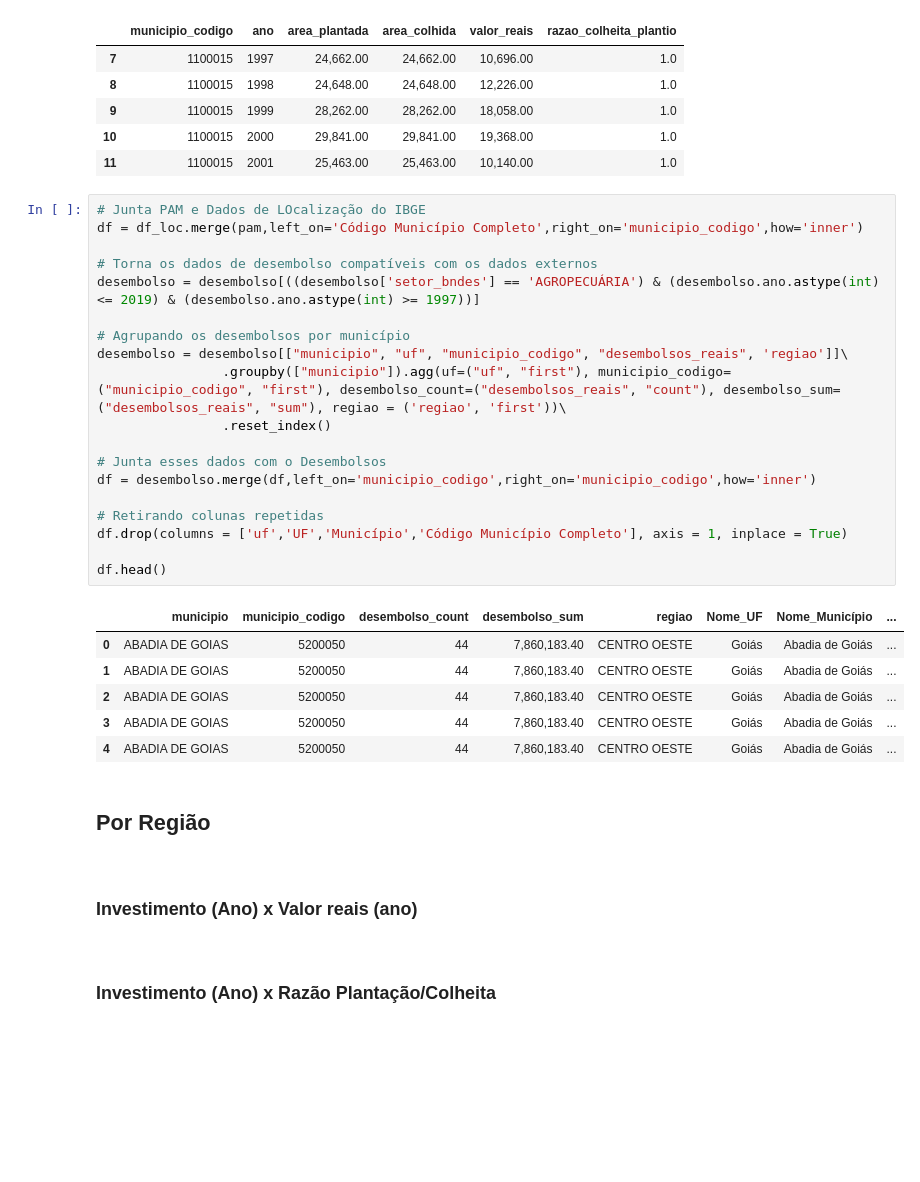
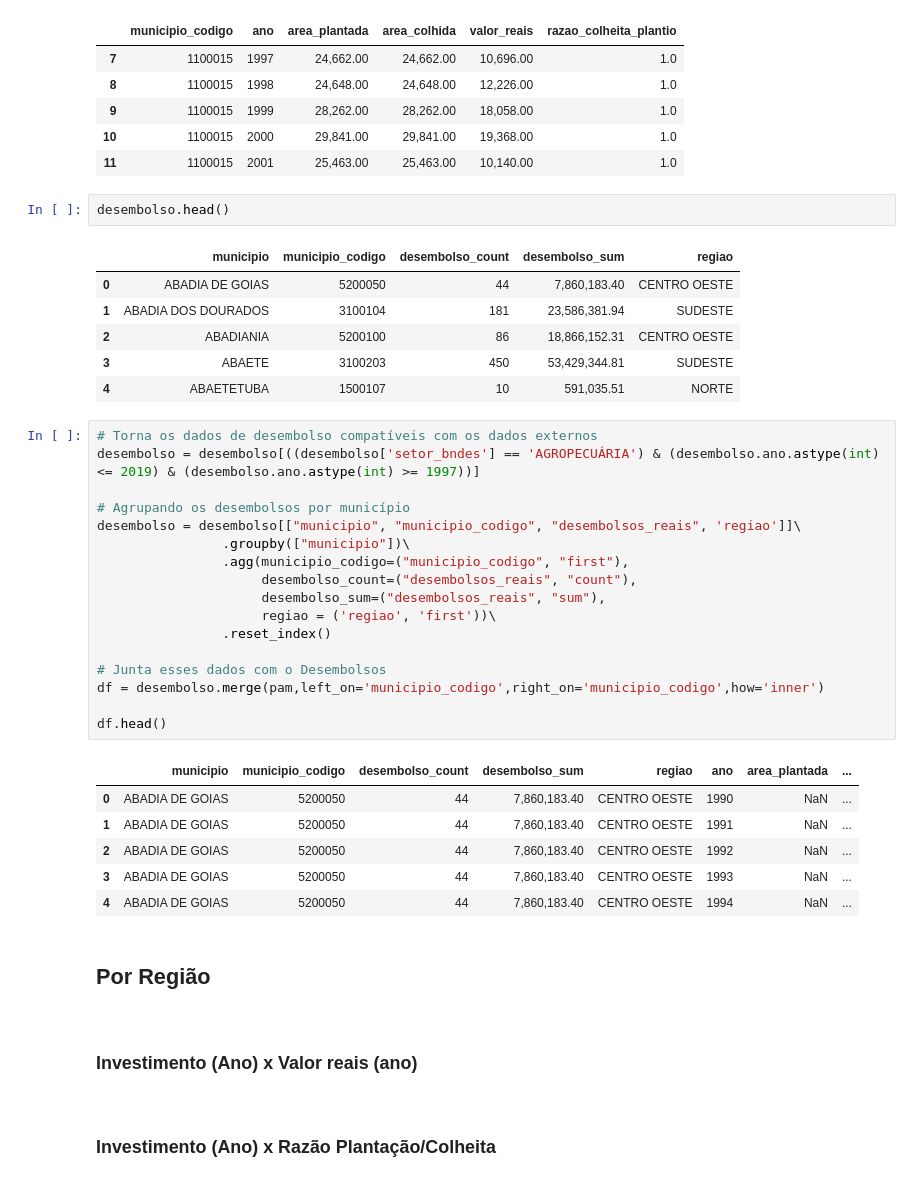
Before and after one commit to EricaFer/BNDES, a Jupyter notebook: Analysis/analysis_mun.ipynb, the cells around one changed output. Drawn from its saved outputs; the diff is of its cells as text; blank space fills up the shorter version.

```diff
--- a/Analysis/analysis_mun.ipynb
+++ b/Analysis/analysis_mun.ipynb
@@ -55,32 +49,39 @@ pam.head()
 | 9 | 1100015 | 1999 | 28,262.00 | 28,262.00 | 18,058.00 | 1.0 |
 | 10 | 1100015 | 2000 | 29,841.00 | 29,841.00 | 19,368.00 | 1.0 |
 | 11 | 1100015 | 2001 | 25,463.00 | 25,463.00 | 10,140.00 | 1.0 |
+# %%
+desembolso.head()
+# %% [output]
+|  | municipio | municipio_codigo | desembolso_count | desembolso_sum | regiao |
+| 0 | ABADIA DE GOIAS | 5200050 | 44 | 7,860,183.40 | CENTRO OESTE |
+| 1 | ABADIA DOS DOURADOS | 3100104 | 181 | 23,586,381.94 | SUDESTE |
+| 2 | ABADIANIA | 5200100 | 86 | 18,866,152.31 | CENTRO OESTE |
+| 3 | ABAETE | 3100203 | 450 | 53,429,344.81 | SUDESTE |
+| 4 | ABAETETUBA | 1500107 | 10 | 591,035.51 | NORTE |
 # %%
-# Junta PAM e Dados de LOcalização do IBGE
-df = df_loc.merge(pam,left_on='Código Município Completo',right_on='municipio_codigo',how='inner')
-
 # Torna os dados de desembolso compatíveis com os dados externos
 desembolso = desembolso[((desembolso['setor_bndes'] == 'AGROPECUÁRIA') & (desembolso.ano.astype(int) <= 2019) & (desembolso.ano.astype(int) >= 1997))]
 
 # Agrupando os desembolsos por município
-desembolso = desembolso[["municipio", "uf", "municipio_codigo", "desembolsos_reais", 'regiao']]\
-                .groupby(["municipio"]).agg(uf=("uf", "first"), municipio_codigo=("municipio_codigo", "first"), desembolso_count=("desembolsos_reais", "count"), desembolso_sum=("desembolsos_reais", "sum"), regiao = ('regiao', 'first'))\
+desembolso = desembolso[["municipio", "municipio_codigo", "desembolsos_reais", 'regiao']]\
+                .groupby(["municipio"])\
+                .agg(municipio_codigo=("municipio_codigo", "first"),
+                     desembolso_count=("desembolsos_reais", "count"),
+                     desembolso_sum=("desembolsos_reais", "sum"),
+                     regiao = ('regiao', 'first'))\
                 .reset_index()
 
 # Junta esses dados com o Desembolsos
-df = desembolso.merge(df,left_on='municipio_codigo',right_on='municipio_codigo',how='inner')
-
-# Retirando colunas repetidas
-df.drop(columns = ['uf','UF','Município','Código Município Completo'], axis = 1, inplace = True)
+df = desembolso.merge(pam,left_on='municipio_codigo',right_on='municipio_codigo',how='inner')
 
 df.head()
 # %% [output]
-|  | municipio | municipio_codigo | desembolso_count | desembolso_sum | regiao | Nome_UF | Nome_Município | ... |
-| 0 | ABADIA DE GOIAS | 5200050 | 44 | 7,860,183.40 | CENTRO OESTE | Goiás | Abadia de Goiás | ... |
-| 1 | ABADIA DE GOIAS | 5200050 | 44 | 7,860,183.40 | CENTRO OESTE | Goiás | Abadia de Goiás | ... |
-| 2 | ABADIA DE GOIAS | 5200050 | 44 | 7,860,183.40 | CENTRO OESTE | Goiás | Abadia de Goiás | ... |
-| 3 | ABADIA DE GOIAS | 5200050 | 44 | 7,860,183.40 | CENTRO OESTE | Goiás | Abadia de Goiás | ... |
-| 4 | ABADIA DE GOIAS | 5200050 | 44 | 7,860,183.40 | CENTRO OESTE | Goiás | Abadia de Goiás | ... |
+|  | municipio | municipio_codigo | desembolso_count | desembolso_sum | regiao | ano | area_plantada | ... |
+| 0 | ABADIA DE GOIAS | 5200050 | 44 | 7,860,183.40 | CENTRO OESTE | 1990 | NaN | ... |
+| 1 | ABADIA DE GOIAS | 5200050 | 44 | 7,860,183.40 | CENTRO OESTE | 1991 | NaN | ... |
+| 2 | ABADIA DE GOIAS | 5200050 | 44 | 7,860,183.40 | CENTRO OESTE | 1992 | NaN | ... |
+| 3 | ABADIA DE GOIAS | 5200050 | 44 | 7,860,183.40 | CENTRO OESTE | 1993 | NaN | ... |
+| 4 | ABADIA DE GOIAS | 5200050 | 44 | 7,860,183.40 | CENTRO OESTE | 1994 | NaN | ... |
 # %% [markdown]
 ## Por Região
 
```
Also changed, not shown: parts of 5 cells of this notebook, 11 other files.
